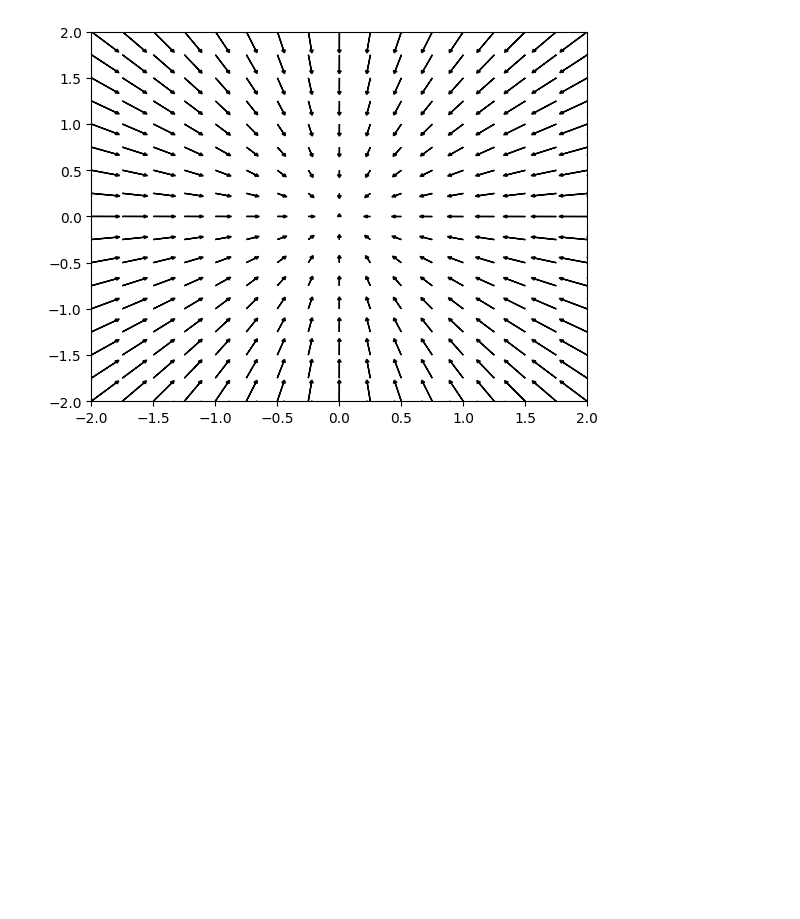
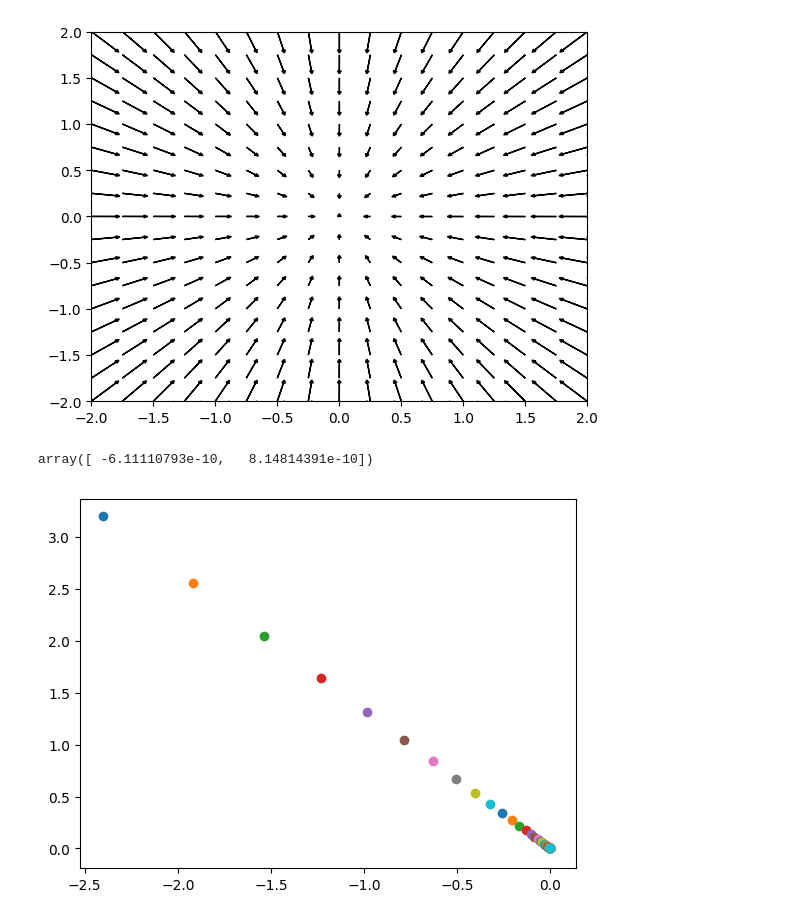
Before and after one commit to u110/public-jupyter, a Jupyter notebook: deep-learning-from-scratch/chapter4.ipynb, the cells around one changed output. Cells and saved outputs as stored; diff of their text form; code cells hidden in the pictures; blank space fills up the shorter version.

```diff
--- a/deep-learning-from-scratch/chapter4.ipynb
+++ b/deep-learning-from-scratch/chapter4.ipynb
@@ -164,0 +167,21 @@ plt.show()
+# %%
+def gradient_descent(f, init_x, lr=0.01, step_num=100):
+    x = init_x
+
+    # plot
+    ax = plt.axes()
+
+    for i in range(step_num):
+        grad = numerical_gradient(f, x)
+        x -= lr * grad
+        ax.scatter(x[0], x[1]) # plot
+    return x
+# %%
+def function_2(x):
+    return x[0]**2 + x[1]**2
+# %%
+init_x = np.array([-3.0, 4.0])
+gradient_descent(function_2, init_x=init_x, lr=0.1, step_num=100)
+# %% [output]
+array([ -6.11110793e-10,   8.14814391e-10])
+[figure, added]
```
Also changed, not shown: parts of 14 cells of this notebook.
